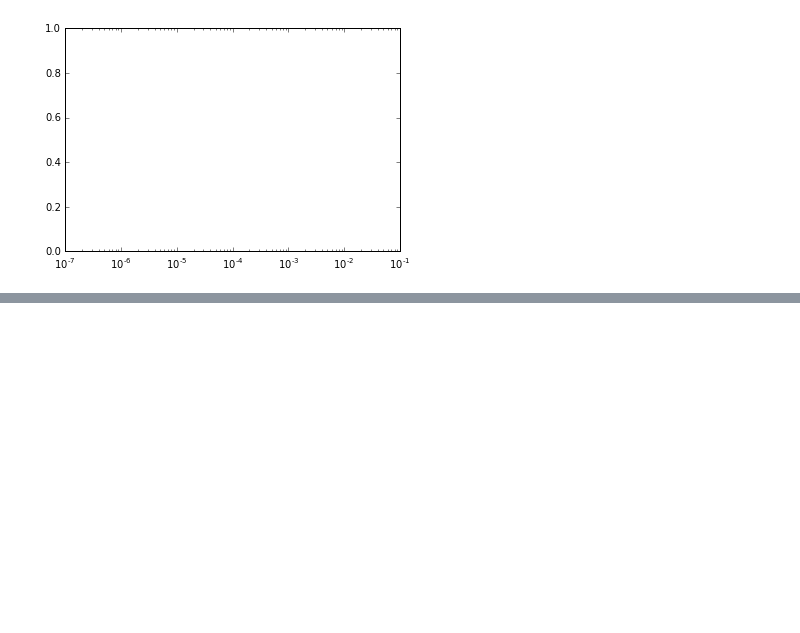
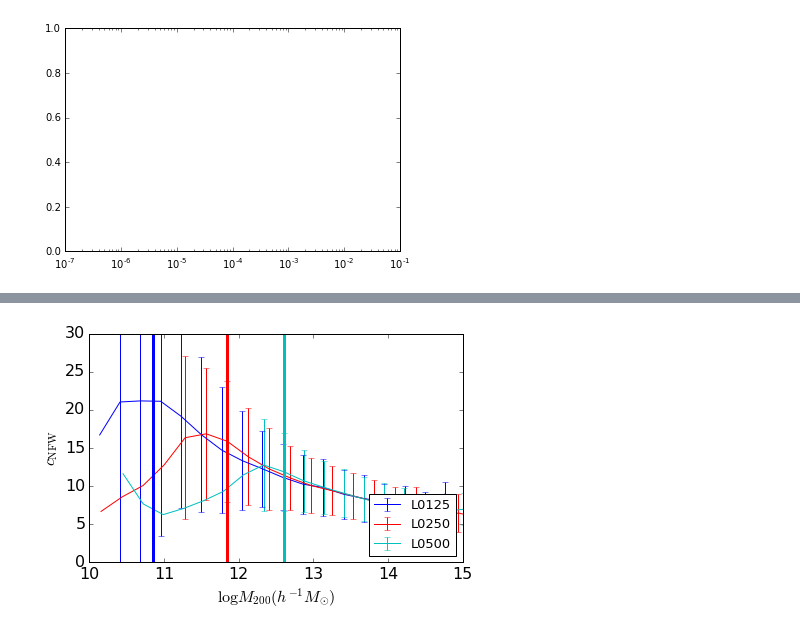
Before and after one commit to villarrealas/haloenviron-pipeline, a Jupyter notebook: halotools-pipe.ipynb, the cells around one changed output, grey strips where cells are left out. Drawn from its saved outputs; the diff is of its cells as text; code cells hidden in the pictures; blank space fills up the shorter version.

```diff
--- a/halotools-pipe.ipynb
+++ b/halotools-pipe.ipynb
@@ -563,33 +594,36 @@ plt.errorbar(bins-delta/2,running_median,
 
 bins = np.linspace(X2.min(),X2.max(), total_bins)
 delta = bins[1]-bins[0]
 idx  = np.digitize(X2,bins)
 running_median = [np.median(Y2[idx==k]) for k in range(total_bins)]
 
 running_std    = [Y2[idx==k].std() for k in range(total_bins)]
 plt.errorbar(bins-delta/2,running_median,
               running_std, color='r', label='L0250', lw=1)
 
 bins = np.linspace(X3.min(),X3.max(), total_bins)
 delta = bins[1]-bins[0]
 idx  = np.digitize(X3,bins)
 running_median = [np.median(Y3[idx==k]) for k in range(total_bins)]
 
 running_std    = [Y3[idx==k].std() for k in range(total_bins)]
 plt.errorbar(bins-delta/2,running_median,
               running_std, color='c', label='L0500', lw=1)
 
 plt.axvline(x=np.log10(7e10), color='b')
 plt.axvline(x=np.log10(7e11), color='r')
 plt.axvline(x=np.log10(4e12), color='c')
 
 plt.xlim(np.log10(1e10), 15)
 plt.ylim(0,30)
 
 plt.legend(numpoints=1, loc='lower right', prop={'size':13})
 plt.xlabel(r'$\log M_{\mathrm{200}} (h^{-1}M_{\odot})$')
 plt.ylabel(r'$c_{\mathrm{NFW}}$')
+plt.tight_layout(pad=0.1)
 plt.savefig('./FIGS/masscut_cNFW_d200.pdf')
+# %% [output]
+[figure, added]
 # %%
 total_bins = 20
 
```
Also changed, not shown: parts of 15 cells of this notebook.
